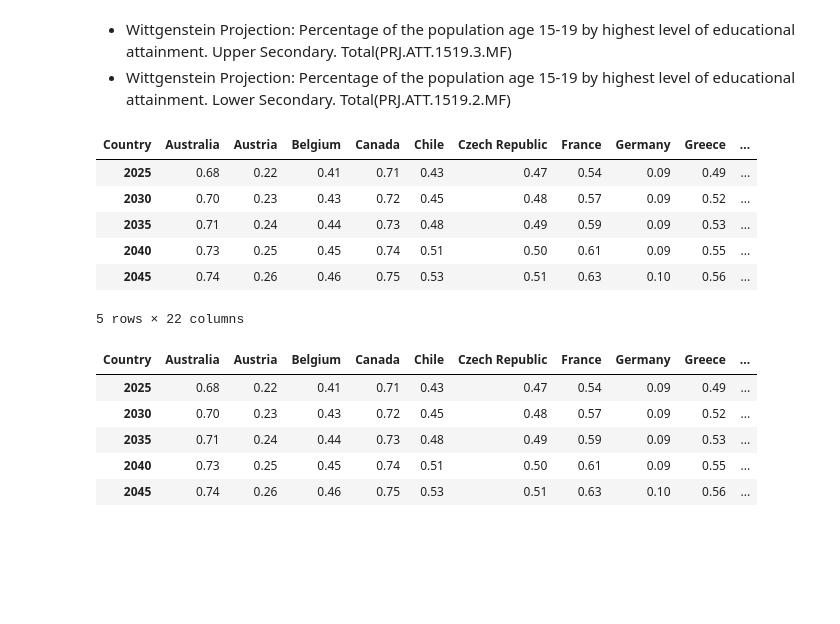
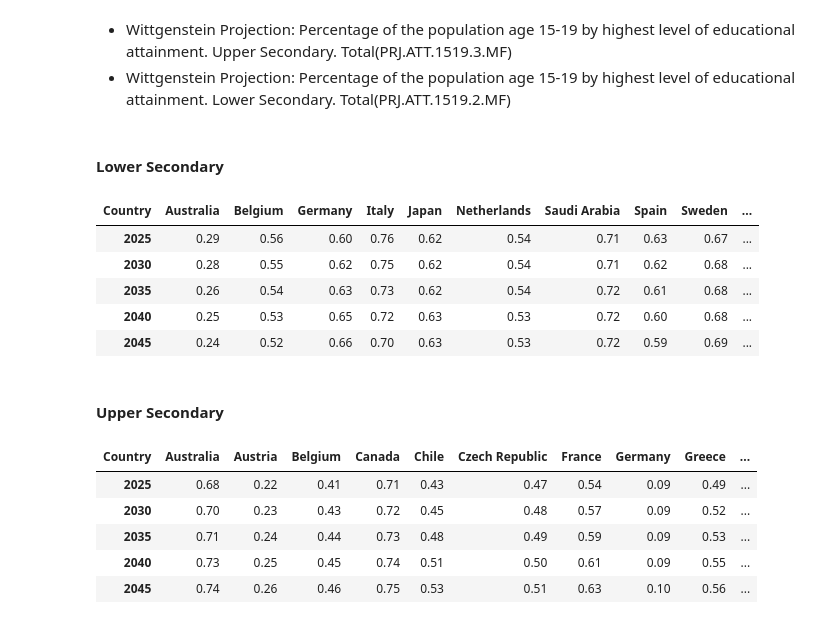
Before and after one commit to Azimoj/EdState-, a Jupyter notebook: P2.ipynb, the cells around one changed output. Drawn from its saved outputs; the diff is of its cells as text; code cells hidden in the pictures; blank space fills up the shorter version.

```diff
--- a/P2.ipynb
+++ b/P2.ipynb
@@ -954,30 +954,31 @@ __CONCLUSIONS:__ there's projection data only for Wittegenstein Projection indic
 # %% [markdown]
 - Wittgenstein Projection: Percentage of the population age 15-19 by highest level of educational attainment. Upper Secondary. Total(PRJ.ATT.1519.3.MF)
 - Wittgenstein Projection: Percentage of the population age 15-19 by highest level of educational attainment. Lower Secondary. Total(PRJ.ATT.1519.2.MF)
+# %% [markdown]
+#### Lower Secondary
 # %%
 indicators_to_keep = ['PRJ.ATT.1519.2.MF']
 data_proj_l_s= data_proj_sample[data_proj_sample['Indicator Code'].isin(indicators_to_keep)]
 # %%
 Countries_to_keep = ['Germany', 'United States', 'Saudi Arabia', 'Sweden', 'Netherlands', 'Spain',
-                     'Belgium', 'Italy', 'United Kingdom', 'Australia', 'Japan', 'Switzerland',
-                     'Austria', 'Hong Kong SAR, China', 'Canada', 'France', 'Israel', 'Chile',
-                     'Poland', 'Czech Republic', 'Portugal', 'Greece']
+                     'Belgium', 'Italy', 'United Kingdom', 'Australia', 'Japan', 'Switzerland']
 data_proj_l_s = data_proj_l_s[data_proj_l_s['Country Name'].isin(Countries_to_keep)]
 
 data_proj_l_s = data_proj_l_s.drop(['Indicator Code', 'Country Code', 'Indicator Name', 'Region',
                                                       'Income_group'], axis=1)
 data_proj_l_s = data_proj_l_s.rename(columns={'Country Name':'Country'})
 data_proj_l_s = data_proj_l_s.set_index('Country')
 data_proj_l_s = data_proj_l_s.transpose()
 data_proj_l_s.head()
 # %% [output]
-| Country | Australia | Austria | Belgium | Canada | Chile | Czech Republic | France | Germany | Greece | ... |
-| 2025 | 0.68 | 0.22 | 0.41 | 0.71 | 0.43 | 0.47 | 0.54 | 0.09 | 0.49 | ... |
-| 2030 | 0.70 | 0.23 | 0.43 | 0.72 | 0.45 | 0.48 | 0.57 | 0.09 | 0.52 | ... |
-| 2035 | 0.71 | 0.24 | 0.44 | 0.73 | 0.48 | 0.49 | 0.59 | 0.09 | 0.53 | ... |
-| 2040 | 0.73 | 0.25 | 0.45 | 0.74 | 0.51 | 0.50 | 0.61 | 0.09 | 0.55 | ... |
-| 2045 | 0.74 | 0.26 | 0.46 | 0.75 | 0.53 | 0.51 | 0.63 | 0.10 | 0.56 | ... |
+| Country | Australia | Belgium | Germany | Italy | Japan | Netherlands | Saudi Arabia | Spain | Sweden | ... |
+| 2025 | 0.29 | 0.56 | 0.60 | 0.76 | 0.62 | 0.54 | 0.71 | 0.63 | 0.67 | ... |
+| 2030 | 0.28 | 0.55 | 0.62 | 0.75 | 0.62 | 0.54 | 0.71 | 0.62 | 0.68 | ... |
+| 2035 | 0.26 | 0.54 | 0.63 | 0.73 | 0.62 | 0.54 | 0.72 | 0.61 | 0.68 | ... |
+| 2040 | 0.25 | 0.53 | 0.65 | 0.72 | 0.63 | 0.53 | 0.72 | 0.60 | 0.68 | ... |
+| 2045 | 0.24 | 0.52 | 0.66 | 0.70 | 0.63 | 0.53 | 0.72 | 0.59 | 0.69 | ... |
-5 rows × 22 columns
+# %% [markdown]
+#### Upper Secondary
 # %%
 indicators_to_keep = ['PRJ.ATT.1519.3.MF']
 data_proj_u_s = data_proj_sample[data_proj_sample['Indicator Code'].isin(indicators_to_keep)]
```
Also changed, not shown: parts of 1 cell of this notebook.
